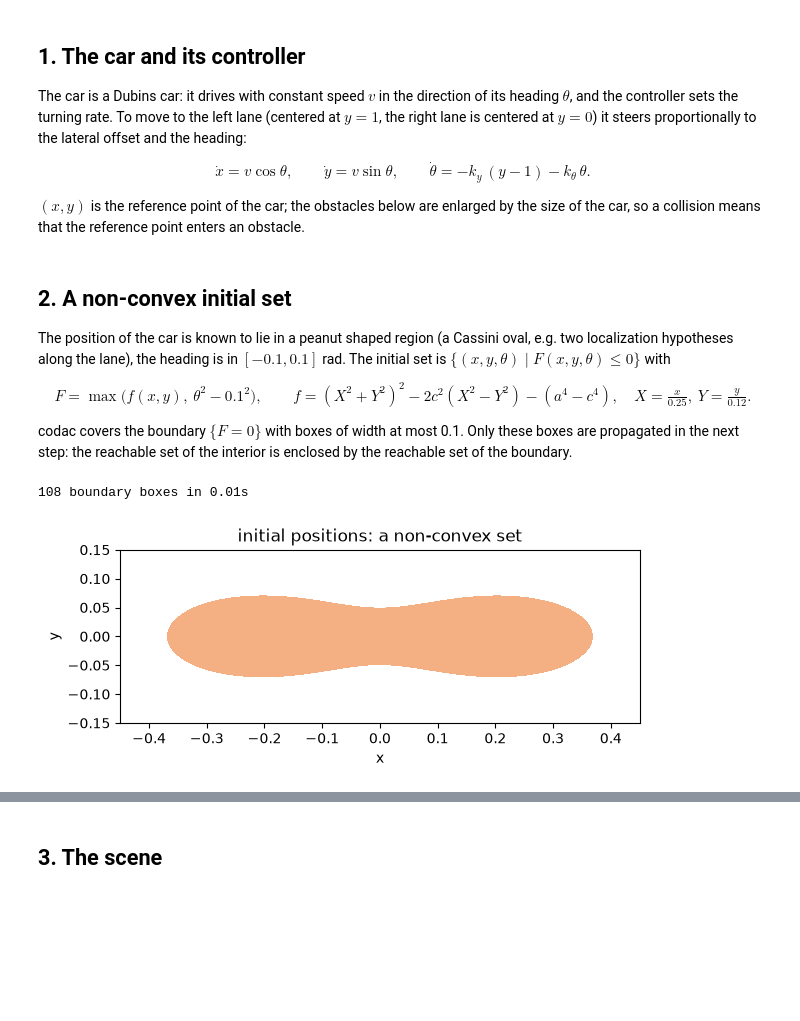
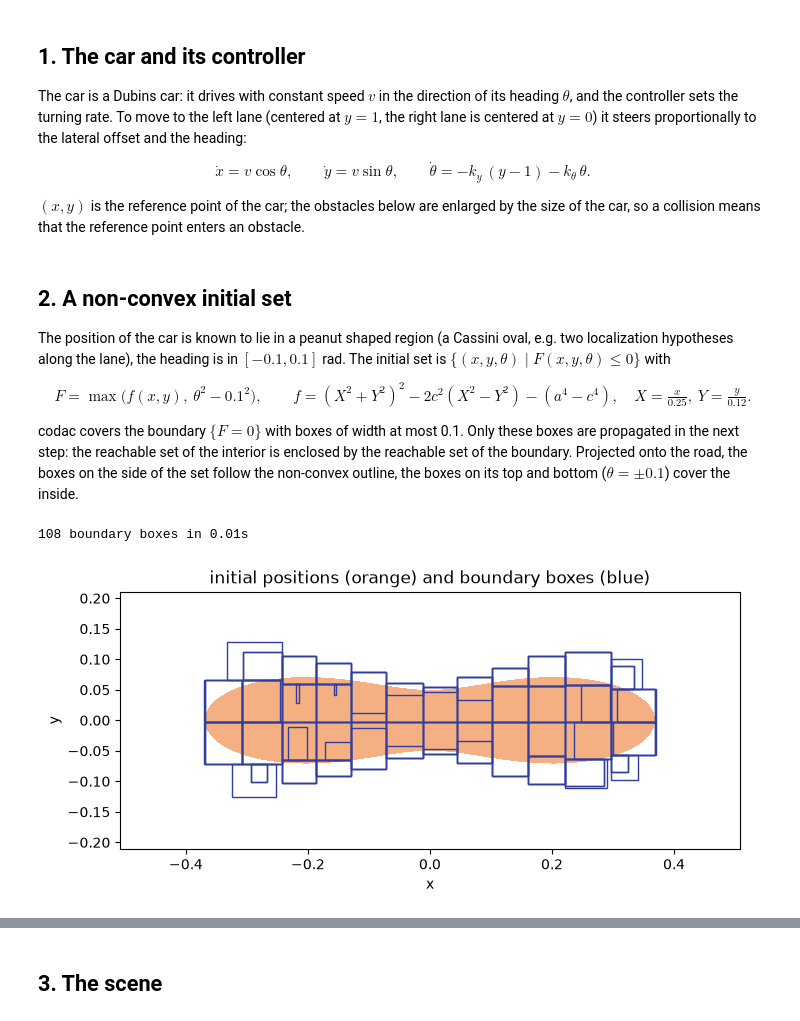
Before and after one commit to ASAG-ISCAS/PyBDR, a Jupyter notebook: examples/colab_demo.ipynb, the cells around one changed output, grey strips where cells are left out. Drawn from its saved outputs; the diff is of its cells as text; code cells hidden in the pictures; blank space fills up the shorter version.

```diff
--- a/examples/colab_demo.ipynb
+++ b/examples/colab_demo.ipynb
@@ -81,6 +81,8 @@ $$
 
 codac covers the boundary $\{F = 0\}$ with boxes of width at most 0.1. Only these boxes are propagated
 in the next step: the reachable set of the interior is enclosed by the reachable set of the boundary.
+Projected onto the road, the boxes on the side of the set follow the non-convex outline, the boxes on
+its top and bottom ($\theta = \pm 0.1$) cover the inside.
 # %%
 x = codac.VectorVar(3)
 X, Y, c, a = x[0] / 0.25, x[1] / 0.12, 1.0, 1.08
@@ -98,12 +100,13 @@ print(f"{len(cells)} boundary boxes in {time.perf_counter() - start:.2f}s")
 # %% [output]
 108 boundary boxes in 0.01s
 # %%
-# the possible initial positions of the car
+# the possible initial positions of the car (orange) and the boundary boxes projected onto (x, y)
+fig, ax = plot(cells, [0, 1], c="#303F9F", width=700, height=330, show=False, aspect="equal")
 xs, ys = np.meshgrid(np.linspace(-0.45, 0.45, 400), np.linspace(-0.15, 0.15, 200))
 Xs, Ys = xs / 0.25, ys / 0.12
-fig, ax = plt.subplots(figsize=(6, 2.6), layout="constrained")
-ax.contourf(xs, ys, (Xs**2 + Ys**2) ** 2 - 2 * (Xs**2 - Ys**2) - (1.08**4 - 1), levels=[-10, 0], colors=["#F4B083"])
-ax.set(aspect="equal", xlabel="x", ylabel="y", title="initial positions: a non-convex set")
+ax.contourf(xs, ys, (Xs**2 + Ys**2) ** 2 - 2 * (Xs**2 - Ys**2) - (1.08**4 - 1), levels=[-10, 0],
+            colors=["#F4B083"], zorder=0)
+ax.set(xlabel="x", ylabel="y", title="initial positions (orange) and boundary boxes (blue)")
 plt.show()
 # %% [output]
-[figure, old version]
+[figure, new version]
```
Also changed, not shown: parts of 8 cells of this notebook, 7 other files.
